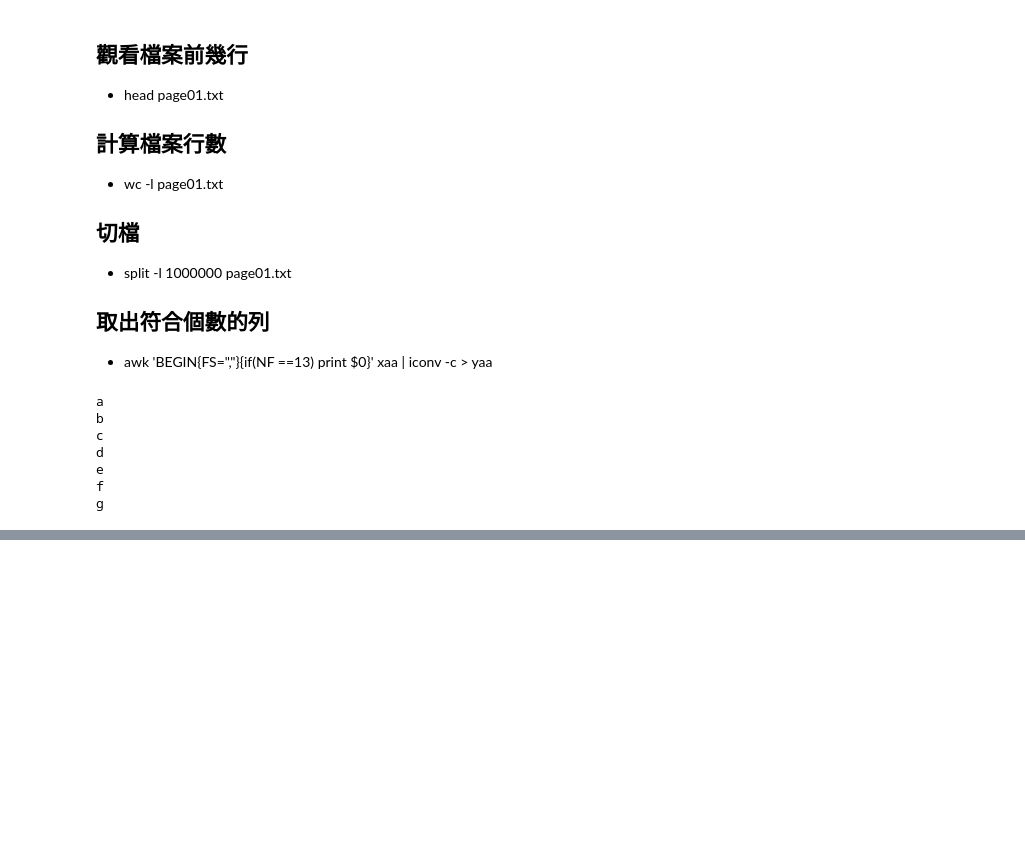
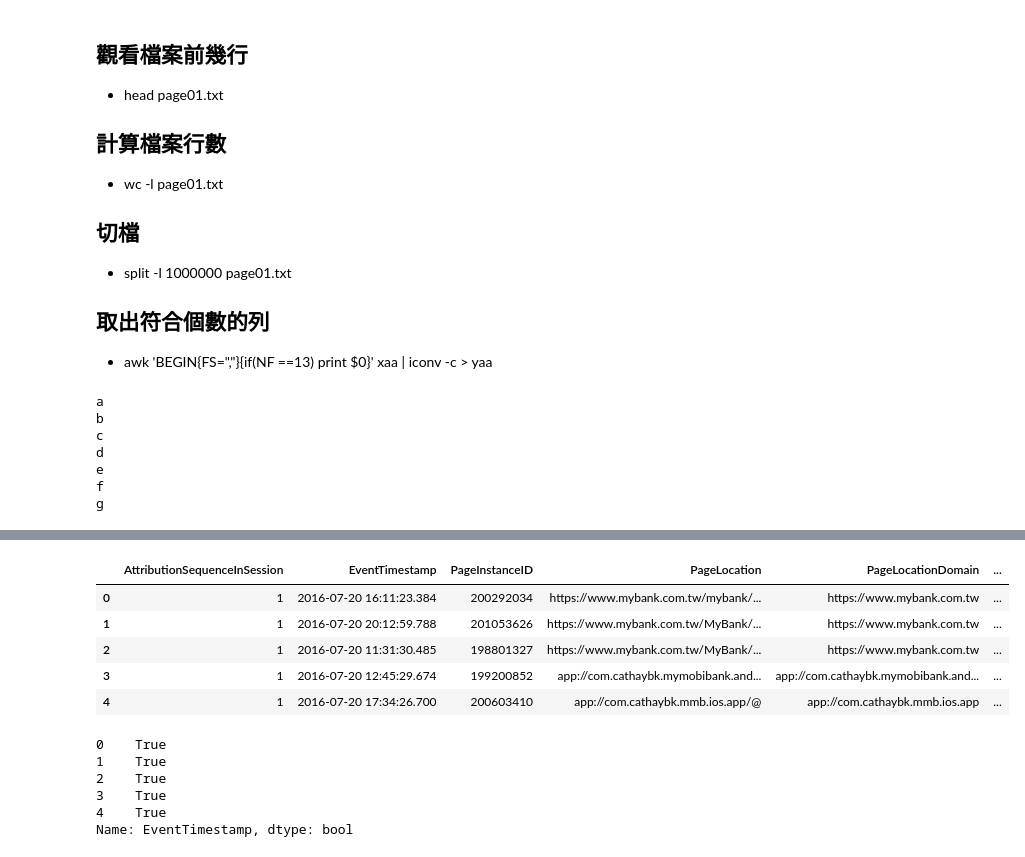
Before and after one commit to ywchiu/cathaybkpython, a Jupyter notebook: 20160901Demo.ipynb, the cells around one changed output, grey strips where cells are left out. Cells and saved outputs as stored; diff of their text form; code cells hidden in the pictures; blank space fills up the shorter version.

```diff
--- a/20160901Demo.ipynb
+++ b/20160901Demo.ipynb
@@ -452 +452,19 @@ dtypes: int64(5), object(8)
 memory usage: 725.8+ MB
+# %%
+page01.head()
+# %% [output]
+|  | AttributionSequenceInSession | EventTimestamp | PageInstanceID | PageLocation | PageLocationDomain | ... |
+| 0 | 1 | 2016-07-20 16:11:23.384 | 200292034 | https://www.mybank.com.tw/mybank/... | https://www.mybank.com.tw | ... |
+| 1 | 1 | 2016-07-20 20:12:59.788 | 201053626 | https://www.mybank.com.tw/MyBank/... | https://www.mybank.com.tw | ... |
+| 2 | 1 | 2016-07-20 11:31:30.485 | 198801327 | https://www.mybank.com.tw/MyBank/... | https://www.mybank.com.tw | ... |
+| 3 | 1 | 2016-07-20 12:45:29.674 | 199200852 | app://com.cathaybk.mymobibank.and... | app://com.cathaybk.mymobibank.and... | ... |
+| 4 | 1 | 2016-07-20 17:34:26.700 | 200603410 | app://com.cathaybk.mmb.ios.app/@ | app://com.cathaybk.mmb.ios.app | ... |
+# %%
+page01['EventTimestamp'].head() <= '2016-07-21'
+# %% [output]
+0    True
+1    True
+2    True
+3    True
+4    True
+Name: EventTimestamp, dtype: bool
```
Also changed, not shown: parts of 7 cells of this notebook.
